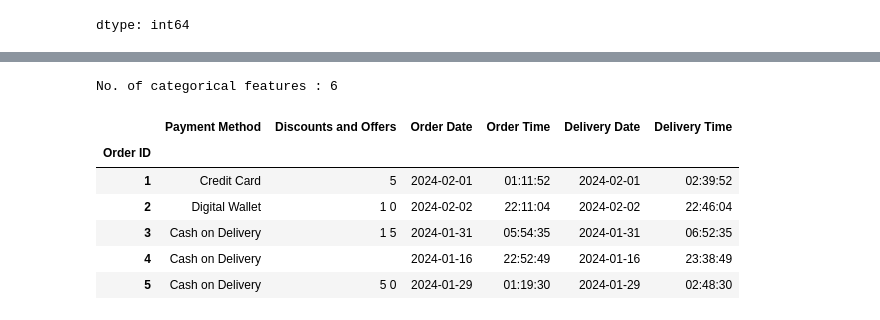
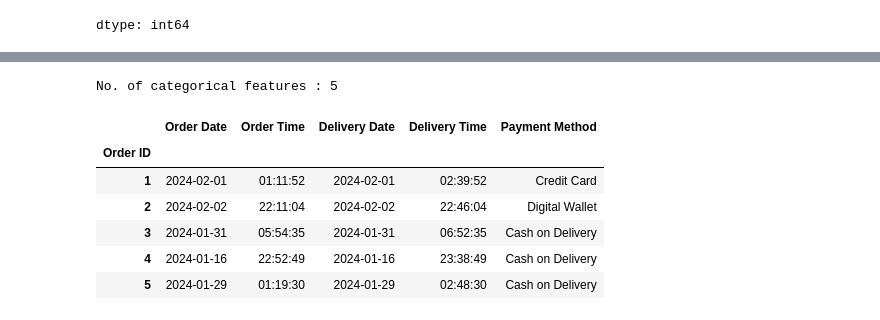
Before and after one commit to Hameedhullah/AI_ML-Course-, a Jupyter notebook: Food_Delivery_Costs.ipynb, the cells around one changed output, grey strips where cells are left out. Saved outputs shown, nothing was run; the diff lists cells and outputs as text; code cells hidden in the pictures.

```diff
--- a/Food_Delivery_Costs.ipynb
+++ b/Food_Delivery_Costs.ipynb
@@ -144,0 +133,8 @@ dtype: int64
+# %%
+def get_discounted_amount(n):
+    if n == 0:
+        return n
+    elif n == 50:
+        return n - 50
+    else:
+        return (n / 100)*n
@@ -144,0 +151,2 @@ dtype: int64
+# %%
+data_update['Discounted Amount'] = data_update.apply(lambda row: get_discounted_amount(row['Discounts and Offers'], row['Order Value']), axis=1)
@@ -144,0 +161,2 @@ dtype: int64
+# %%
+data_update['Total Cost'] = data_update['Order Value'] + data_update['Delivery Fee'] + data_update['Commission Fee'] + data_update['Payment Processing Fee'] - data_update['Discounted Amount']
@@ -168,3 +197,0 @@ memory usage: 93.8+ KB
-# %%
-data_update['Total cost'] = data_update.apply(lambda X: X['Order Value']+X['Delivery Fee']+X['Commission Fee']+X['Payment Processing Fee']+X['Refunds/Chargebacks'],axis = 1)
-data_update.head()
@@ -296,15 +291,14 @@ No. of numerical features: 5
 # %%
 # Categorical Features
-
-cat_fe = [feature for feature in data.columns if data[feature].dtype == 'O']
-print("No. of categorical features :", len(cat_fe))
-data[cat_fe].head()
+categorical_features = [feature for feature in data_update.columns if data_update[feature].dtype == 'O']
+print("No. of categorical features :", len(categorical_features))
+data_update[categorical_features].head()
 # %% [output]
-No. of categorical features : 6
+No. of categorical features : 5
-|  | Payment Method | Discounts and Offers | Order Date | Order Time | Delivery Date | Delivery Time |
-| Order ID |  |  |  |  |  |  |
-| 1 | Credit Card | 5 | 2024-02-01 | 01:11:52 | 2024-02-01 | 02:39:52 |
-| 2 | Digital Wallet | 1 0 | 2024-02-02 | 22:11:04 | 2024-02-02 | 22:46:04 |
-| 3 | Cash on Delivery | 1 5 | 2024-01-31 | 05:54:35 | 2024-01-31 | 06:52:35 |
-| 4 | Cash on Delivery |  | 2024-01-16 | 22:52:49 | 2024-01-16 | 23:38:49 |
-| 5 | Cash on Delivery | 5 0 | 2024-01-29 | 01:19:30 | 2024-01-29 | 02:48:30 |
+|  | Order Date | Order Time | Delivery Date | Delivery Time | Payment Method |
+| Order ID |  |  |  |  |  |
+| 1 | 2024-02-01 | 01:11:52 | 2024-02-01 | 02:39:52 | Credit Card |
+| 2 | 2024-02-02 | 22:11:04 | 2024-02-02 | 22:46:04 | Digital Wallet |
+| 3 | 2024-01-31 | 05:54:35 | 2024-01-31 | 06:52:35 | Cash on Delivery |
+| 4 | 2024-01-16 | 22:52:49 | 2024-01-16 | 23:38:49 | Cash on Delivery |
+| 5 | 2024-01-29 | 01:19:30 | 2024-01-29 | 02:48:30 | Cash on Delivery |
```
Also changed, not shown: parts of 28 cells of this notebook.
